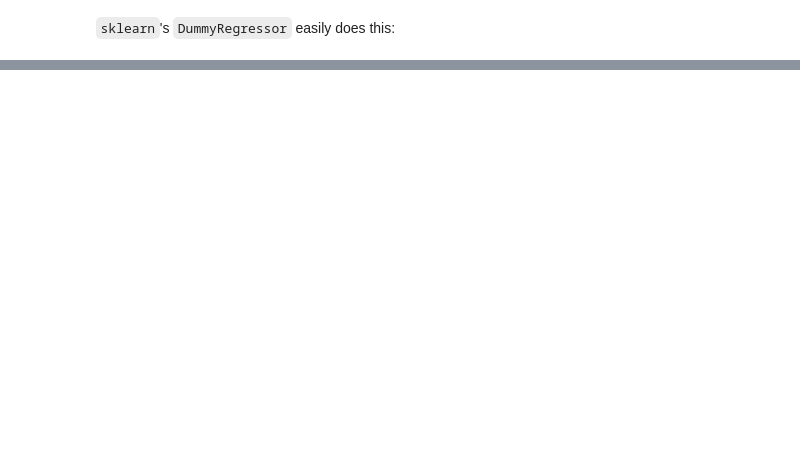
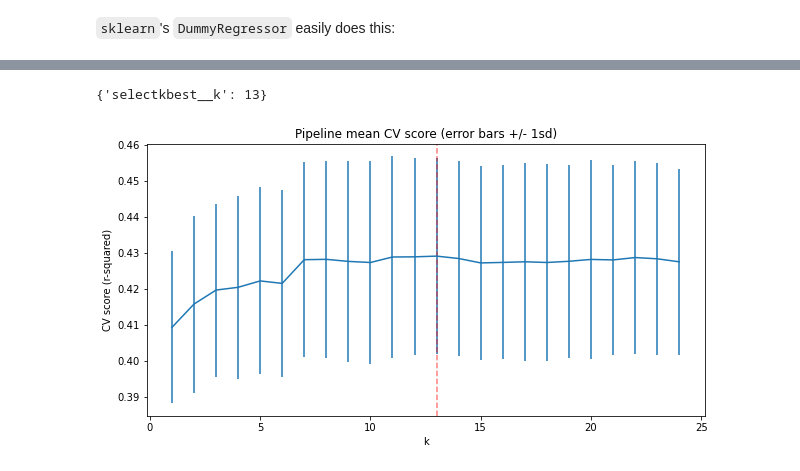
Before and after one commit to qq7933086/Laboratory_earthquake_time_prediction, a Jupyter notebook: Notebooks/04_preprocessing_and_training.ipynb, the cells around one changed output, grey strips where cells are left out. Saved outputs shown, nothing was run; the diff lists cells and outputs as text; code cells hidden in the pictures; blank space fills up the shorter version.

```diff
--- a/Notebooks/04_preprocessing_and_training.ipynb
+++ b/Notebooks/04_preprocessing_and_training.ipynb
@@ -126,0 +193,7 @@ How good is this? How closely does this match, or explain, the actual values? Th
+# %%
+k = [k+1 for k in range(X_train.shape[1])]
+grid_params = {'selectkbest__k': k}
+# %%
+lr_grid_cv = GridSearchCV(LR_pipe, param_grid=grid_params, cv=5, n_jobs=-1)
+# %%
+lr_grid_cv.fit(X_train, y_train)
@@ -126,0 +211,19 @@ How good is this? How closely does this match, or explain, the actual values? Th
+# %%
+score_mean = lr_grid_cv.cv_results_['mean_test_score']
+score_std = lr_grid_cv.cv_results_['std_test_score']
+cv_k = [k for k in lr_grid_cv.cv_results_['param_selectkbest__k']]
+# %%
+#Print the `best_params_` attribute of `lr_grid_cv`
+lr_grid_cv.best_params_
+# %% [output]
+{'selectkbest__k': 13}
+# %%
+best_k = lr_grid_cv.best_params_['selectkbest__k']
+plt.subplots(figsize=(10, 5))
+plt.errorbar(cv_k, score_mean, yerr=score_std)
+plt.axvline(x=best_k, c='r', ls='--', alpha=.5)
+plt.xlabel('k')
+plt.ylabel('CV score (r-squared)')
+plt.title('Pipeline mean CV score (error bars +/- 1sd)');
+# %% [output]
+[figure, added]
```
Also changed, not shown: parts of 61 cells of this notebook.
